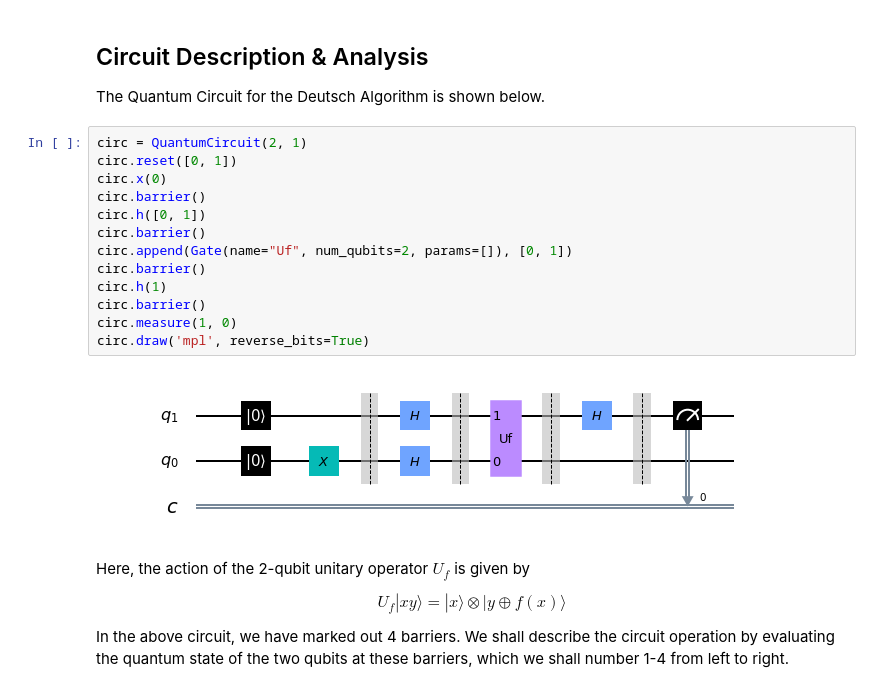
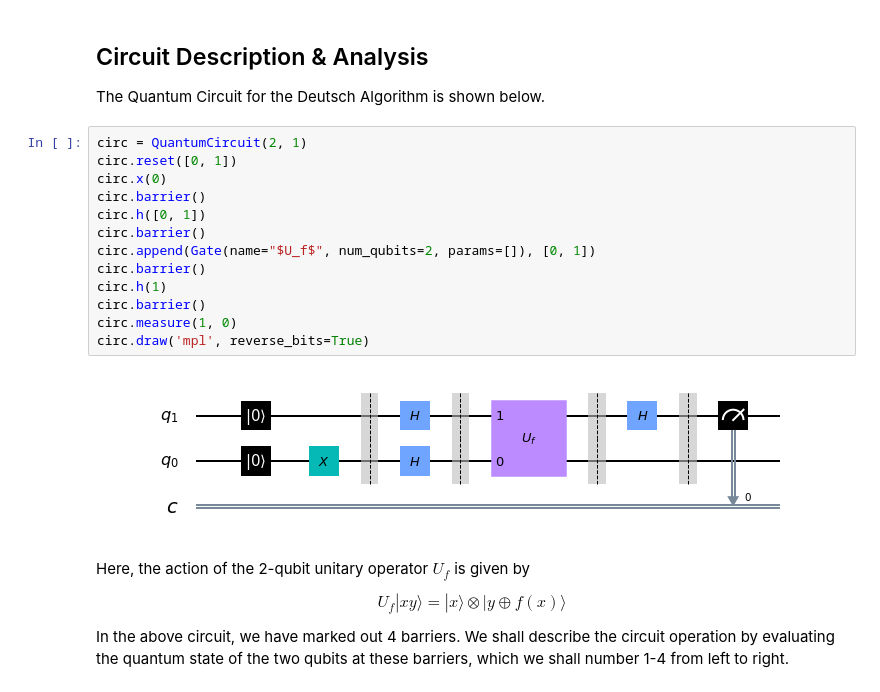
Before and after one commit to shantomborah/Quantum-Algorithms, a Jupyter notebook: Deutsch Algorithm.ipynb, the cells around one changed output. Cells and saved outputs as stored; diff of their text form.

```diff
--- a/Deutsch Algorithm.ipynb
+++ b/Deutsch Algorithm.ipynb
@@ -27,18 +27,18 @@ The Quantum Circuit for the Deutsch Algorithm is shown below.
 # %%
 circ = QuantumCircuit(2, 1)
 circ.reset([0, 1])
 circ.x(0)
 circ.barrier()
 circ.h([0, 1])
 circ.barrier()
-circ.append(Gate(name="Uf", num_qubits=2, params=[]), [0, 1])
+circ.append(Gate(name="$U_f$", num_qubits=2, params=[]), [0, 1])
 circ.barrier()
 circ.h(1)
 circ.barrier()
 circ.measure(1, 0)
 circ.draw('mpl', reverse_bits=True)
 # %% [output]
-[figure, old version]
+[figure, new version]
 # %% [markdown]
 Here, the action of the 2-qubit unitary operator $U_f$ is given by
 
```
Also changed, not shown: parts of 1 cell of this notebook, 1 other file.
